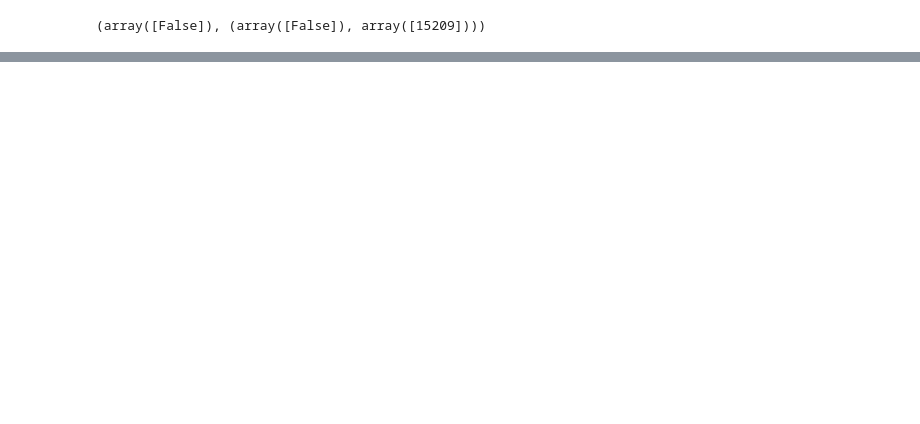
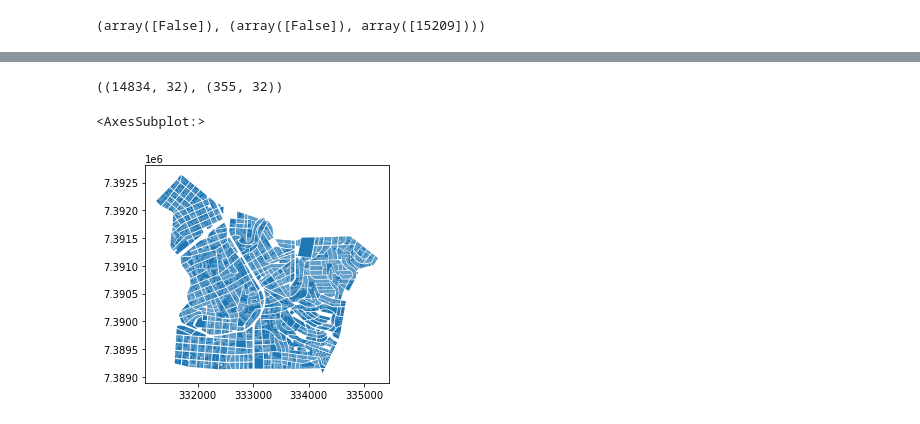
Before and after one commit to cem-usp/dash-iptu, a Jupyter notebook: 08 - Gerando arquivo de lote.ipynb, the cells around one changed output, grey strips where cells are left out. Saved outputs shown, nothing was run; the diff lists cells and outputs as text; code cells hidden in the pictures; blank space fills up the shorter version.

```diff
--- a/08 - Gerando arquivo de lote.ipynb
+++ b/08 - Gerando arquivo de lote.ipynb
@@ -6,9 +19,9 @@ import numpy as np
 # %%
-gdf_lote = gpd.read_file('lotes_agregados_por_ano/1995/SIRGAS_SHP_LOTES_90_VILA_MARIANA_IPTU_1995.gpkg').drop_duplicates(subset=['sqlc']).set_index('sqlc')
+gdf_lote = gpd.read_file(path).drop_duplicates(subset=['sqlc']).set_index('sqlc')
 gdf_lote = gdf_lote[gdf_lote.is_valid]
 # %%
-df_iptu = vaex.open('data/por_distritos/IPTU-1995-2022-agrupados-por-sqlc-90-vila-mariana.hdf5').to_pandas_df().set_index('sqlc')
-df_iptu_ano = df_iptu[df_iptu.ano == 2017]
+df_iptu = vaex.open(f'data/por_distritos/IPTU-1995-2022-agrupados-por-sqlc-{distrito.iloc[0].ds_codigo.rjust(2, "0")}-{distrito.iloc[0].ds_nome.replace(" ", "-").lower()}.hdf5').to_pandas_df().set_index('sqlc')
+df_iptu_ano = df_iptu[df_iptu.ano == ano[0]]
 # %%
 df_iptu_ano.shape, gdf_lote.shape
 # %% [output]
@@ -19,4 +32,4 @@ np.unique(df_iptu_ano.index.duplicated()), np.unique(gdf_lote.index.duplicated()
 (array([False]), (array([False]), array([15209])))
 # %%
 ## Lotes existentes no IPTU no ano escolhido e com geometria do lote
-gdf_lote.join(df_iptu_ano, how='inner')
+lotes_existentes = gdf_lote.join(df_iptu_ano, how='inner')
@@ -77,4 +73,4 @@ df_lotes_sg_group = df_lotes_sg.groupby('sqlc').agg(
 # df_lotes_sg.set_index('sqlc')
 # %%
 # Agora com as geometrias
-gdf_lote.join(df_lotes_sg_group, how='inner')
+lotes_agregados = gdf_lote.join(df_lotes_sg_group, how='inner')
@@ -95,0 +77,9 @@ gdf_lote.join(df_lotes_sg_group, how='inner')
+# %%
+lotes_existentes.shape, lotes_agregados.shape
+# %% [output]
+((14834, 32), (355, 32))
+# %%
+pd.concat([lotes_existentes, lotes_agregados])
+# %% [output]
+<AxesSubplot:>
+[figure, added]
```
Also changed, not shown: parts of 8 cells of this notebook, 3 other files.
